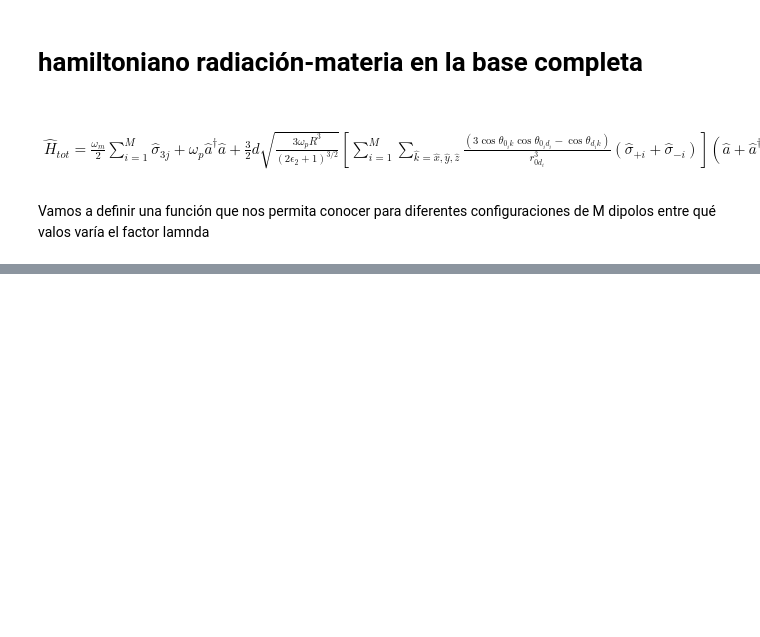
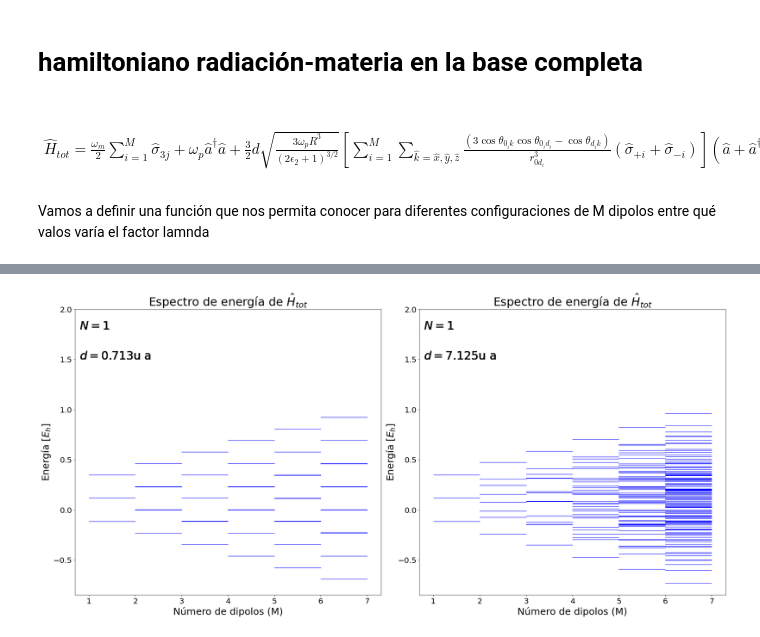
Before and after one commit to juanF9910/Trabajo_Grado_git, a Jupyter notebook: niveles_E2.ipynb, the cells around one changed output, grey strips where cells are left out. Cells and saved outputs as stored; diff of their text form; code cells hidden in the pictures; blank space fills up the shorter version.

```diff
--- a/niveles_E2.ipynb
+++ b/niveles_E2.ipynb
@@ -583,7 +634,7 @@ def HradI(M, momentos, sigmas, P, a, y):
 
         H_rad1+=anda*(sm+sp)
 
-    return ( np.real( (3/2)*d*np.sqrt((3*omega_p*R**3)/(2*epsilon_2+1)**(3/2))*(1/y**3)*H_rad1@(a+np.transpose(a))), landa)
+    return ( np.real(3*d*np.sqrt((3*omega_p*R**3)/(2*epsilon_2+1)**(3/2))*(1/y**3)*H_rad1@(a+np.transpose(a))))
 # %% [markdown]
 Vamos a definir una función que nos permita conocer para diferentes configuraciones de M dipolos entre qué valos varía el factor lamnda
 # %%
@@ -647,61 +733,93 @@ landa(M, 1000, P)
 # %%
-M=10
-N=8
-
+nu=c/197.49e-9
 omega_p=Freo(2*np.pi*nu) #se ingresa en eV, luego se transforma en Hartrees.
 omega_m=omega_p
 
 R=a0(10e-9) #urgente determinar el R asociado a una frecuencia dada.
 
 epsilon_2=6.05
 
-d=10*dby(1.811)  #el dipolo se ingresa en debyes
+d=dby(1.811)  #el dipolo se ingresa en debyes
 
 #r=a0(6.27e-10)    # separación horizontal entre dipolos
 
-alpha=0.05
+#alpha=0.05
 
-A=[(1+alpha)*R, R]
+#A=(1+alpha)*R
 
-y=A[0] #distancia vertical entre el centro de la nano esfera y la línea en dónde están ubicados
+#y=A #distancia vertical entre el centro de la nano esfera y la línea en dónde están ubicados
 #los dipolos
 
-r=A[0]*M/(2*np.pi)
+#L=4 #número de particiones de theta
+#K=4 #número de particiones de phi
+y=R+a0(6.27e-10)
+#M=(L-2)*K+2
+M=6
+P=posiciones2(y, M)
+
+#momentos=Momentos2(P)
+
+momentos=Momentos2(P)
 
 
 
-a=aT(M,N)
-momentos=Momentos(M)
-sigmas= sigmaT(M,N)
 
-P=posiciones(A[0], M)
+D=[d, 10*d]
 
 
-a=aT(M,N)
 
-U1=Hrad0(a)
+for N in range(1, 6):
 
 
-fig1,ax1=plt.subplots(1,1,figsize=(15,12))
+    sigmas= sigmaT(M,N)
+    a=aT(M,N)
 
-for i in range (1,M+1):
+    U1=Hrad0(a)
 
-    U0=Hdip0(i, sigmas)
-    U2=HradI(i, momentos, sigmas, P, a, y)[0]
-    U=U0+U1+U2
-    E=np.real(np.linalg.eigvals(U))
+    fig1,ax1=plt.subplots(1,2,figsize=(25,12))
 
-    for j in range(len(E)):
-        Q=E[j]
-        X=[int(i), int(i+1)]
-        ax1.plot(X,[Q,Q], c='blue', lw=1)
-
-ax1.set_xlabel('Número de dipolos (M)', fontsize=25)
-ax1.set_ylabel('Energía $[E_h]$', fontsize=25)
-ax1.set_title('Espectro de energía de $\hat{H}_{tot}$', fontsize=30)
+    for i in range (1,M+1):
 
 
-ax1.tick_params(axis='x', labelsize=20)
-ax1.tick_params(axis='y', labelsize=20)
 
-plt.show()
+
+        cont=0
+
+        for F in D:
+
+            d=F
+
+            U0=Hdip0(i, sigmas)
+            U2=HradI(i, momentos, sigmas, P, a, y)
+            U3=HdipI(i, momentos, sigmas)
+
+            U=U0+U1+U3
+            E=np.real(np.linalg.eigvals(U))
+
+            for j in range(len(E)):
+                Q=E[j]
+                X=[int(i), int(i+1)]
+                ax1[cont].plot(X,[Q,Q], c='blue', lw=1)
+
+
+
+            ax1[cont].set_xlabel('Número de dipolos (M)', fontsize=25)
+            ax1[cont].set_ylabel('Energía $[E_h]$', fontsize=25)
+            ax1[cont].set_title('Espectro de energía de $\hat{H}_{tot}$', fontsize=30)
+
+
+            ax1[cont].tick_params(axis='x', labelsize=20)
+            ax1[cont].tick_params(axis='y', labelsize=20)
+
+            ax1[cont].text(0.8, 1.5, '$d=${}u a'.format(np.round(d,3)), fontsize=30)
+            ax1[cont].text(0.8, 1.8, '$N=${}'.format(N), fontsize=30)
+
+            ax1[cont].set_ylim(-0.85, 2)
+            plt.tight_layout()
+
+            cont+=1
+
+
+    plt.show()
+# %% [output]
+[figure, added]
```
Also changed, not shown: parts of 28 cells of this notebook, 6 other files.
